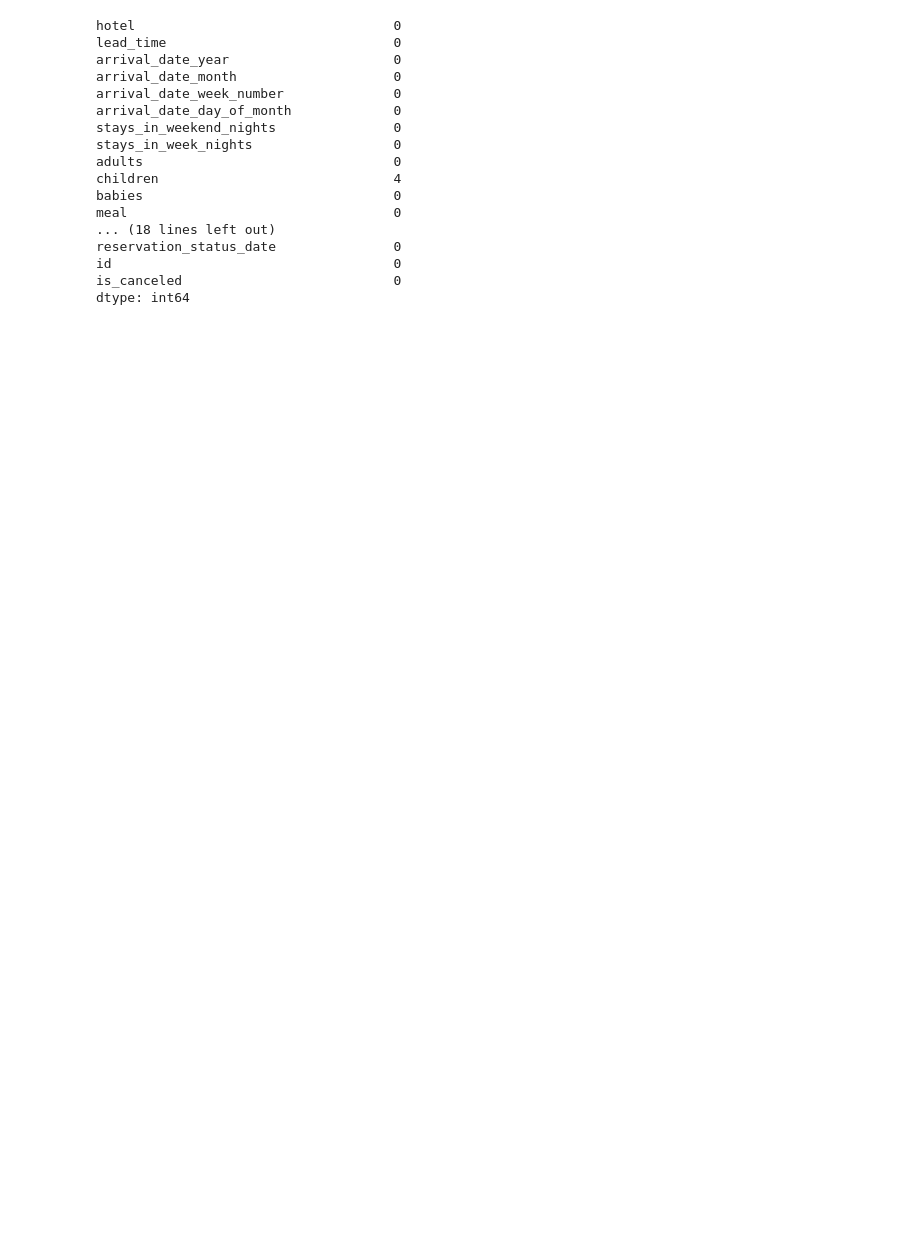
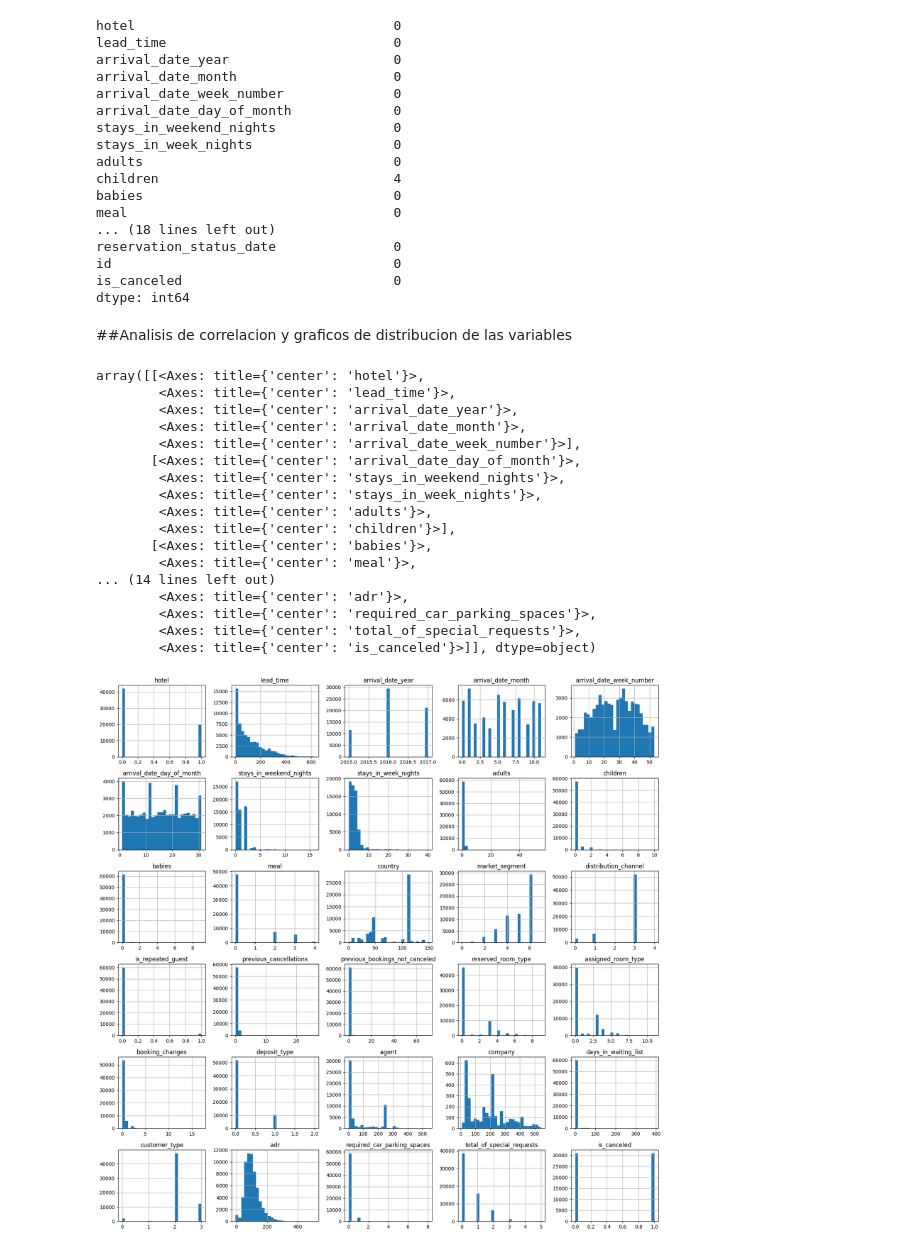
Before and after one commit to franciscoL0pez/TrabajosPracticosOrganizacionDeDatos1C2023, a Jupyter notebook: Tp_1.ipynb, the cells around one changed output. Cells and saved outputs as stored; diff of their text form; code cells hidden in the pictures; blank space fills up the shorter version.

```diff
--- a/Tp_1.ipynb
+++ b/Tp_1.ipynb
@@ -126,0 +128,30 @@ dtype: int64
+# %% [markdown]
+##Analisis de correlacion y graficos de distribucion de las variables
+# %%
+categorical = ["hotel", "arrival_date_month", "meal", "country", "market_segment", "distribution_channel", "reserved_room_type", "assigned_room_type", "deposit_type", "customer_type"]
+enc = OrdinalEncoder(dtype=np.float64)
+enc.fit(df_hotels_train[categorical])
+#display(enc.categories_)
+encoded_values = enc.transform(df_hotels_train[categorical])
+df_hotels_train[categorical] = encoded_values
+# %%
+df_hotels_train.hist(figsize=(20,20), bins=27)
+# %% [output]
+array([[<Axes: title={'center': 'hotel'}>,
+        <Axes: title={'center': 'lead_time'}>,
+        <Axes: title={'center': 'arrival_date_year'}>,
+        <Axes: title={'center': 'arrival_date_month'}>,
+        <Axes: title={'center': 'arrival_date_week_number'}>],
+       [<Axes: title={'center': 'arrival_date_day_of_month'}>,
+        <Axes: title={'center': 'stays_in_weekend_nights'}>,
+        <Axes: title={'center': 'stays_in_week_nights'}>,
+        <Axes: title={'center': 'adults'}>,
+        <Axes: title={'center': 'children'}>],
+       [<Axes: title={'center': 'babies'}>,
+        <Axes: title={'center': 'meal'}>,
+... (14 lines left out)
+        <Axes: title={'center': 'adr'}>,
+        <Axes: title={'center': 'required_car_parking_spaces'}>,
+        <Axes: title={'center': 'total_of_special_requests'}>,
+        <Axes: title={'center': 'is_canceled'}>]], dtype=object)
+[figure, added]
```
Also changed, not shown: parts of 13 cells of this notebook.
